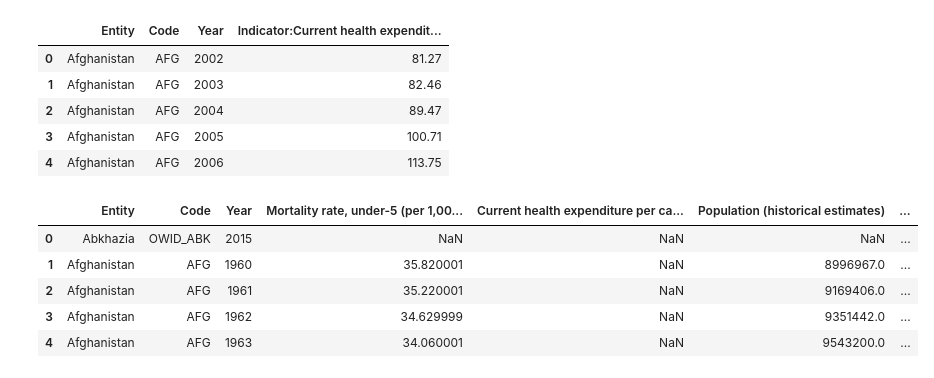
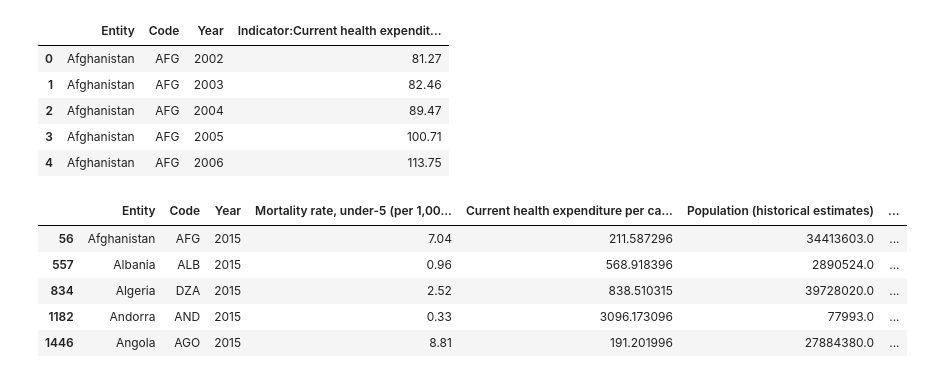
Before and after one commit to Smor-1/Health_Insurance_Cost_Prediction, a Jupyter notebook: roza_notebook.ipynb, the cells around one changed output. Saved outputs shown, nothing was run; the diff lists cells and outputs as text; code cells hidden in the pictures.

```diff
--- a/roza_notebook.ipynb
+++ b/roza_notebook.ipynb
@@ -16,11 +17,12 @@ annual_expenditure.head()
 # %%
 file_path=("financing_healthcare/child-mortality-vs-health-expenditure.csv")
 child_mortality=pd.read_csv(file_path)
+child_mortality=child_mortality.dropna()
 child_mortality.head()
 # %% [output]
 |  | Entity | Code | Year | Mortality rate, under-5 (per 1,00... | Current health expenditure per ca... | Population (historical estimates) | ... |
-| 0 | Abkhazia | OWID_ABK | 2015 | NaN | NaN | NaN | ... |
-| 1 | Afghanistan | AFG | 1960 | 35.820001 | NaN | 8996967.0 | ... |
-| 2 | Afghanistan | AFG | 1961 | 35.220001 | NaN | 9169406.0 | ... |
-| 3 | Afghanistan | AFG | 1962 | 34.629999 | NaN | 9351442.0 | ... |
-| 4 | Afghanistan | AFG | 1963 | 34.060001 | NaN | 9543200.0 | ... |
+| 56 | Afghanistan | AFG | 2015 | 7.04 | 211.587296 | 34413603.0 | ... |
+| 557 | Albania | ALB | 2015 | 0.96 | 568.918396 | 2890524.0 | ... |
+| 834 | Algeria | DZA | 2015 | 2.52 | 838.510315 | 39728020.0 | ... |
+| 1182 | Andorra | AND | 2015 | 0.33 | 3096.173096 | 77993.0 | ... |
+| 1446 | Angola | AGO | 2015 | 8.81 | 191.201996 | 27884380.0 | ... |
```
Also changed, not shown: parts of 16 cells of this notebook.
